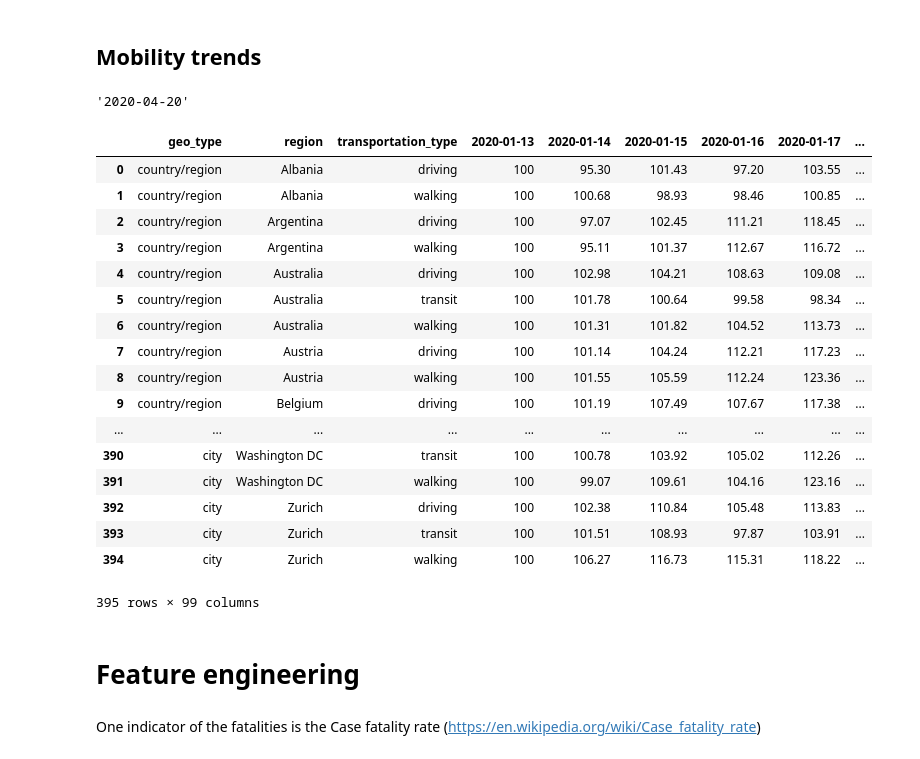
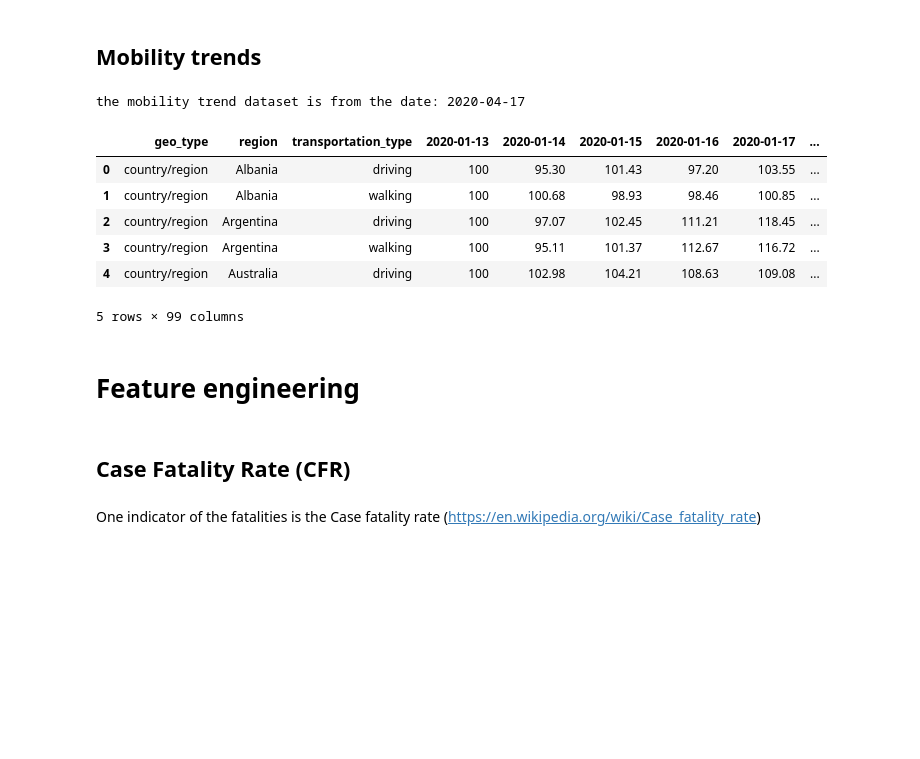
Before and after one commit to BWhannou/Covid_mobility, a Jupyter notebook: Exploratory Data Analysis.ipynb, the cells around one changed output. Saved outputs shown, nothing was run; the diff lists cells and outputs as text; code cells hidden in the pictures; blank space fills up the shorter version.

```diff
--- a/Exploratory Data Analysis.ipynb
+++ b/Exploratory Data Analysis.ipynb
@@ -224,37 +224,30 @@ ax.set_ylabel("Number of cases")
 ## Mobility trends
 # %%
 url_racine_mob = "https://covid19-static.cdn-apple.com/covid19-mobility-data/2006HotfixDev8/v1/en-us/applemobilitytrends-"
-date_end = datetime.date.today()
+date_today = datetime.date.today()
+iterative = 0
 data_downloaded=0
 while (iterative<10)&(data_downloaded==0):
     data_downloaded=1
+    date=date_today- datetime.timedelta(days=iterative)
+    date_str = date.strftime("%Y-%m-%d")
     try:
+        data_mobility = pd.read_csv(url_racine_mob+date_str+".csv")
+    except:
+        data_downloaded=0
+        pass
+    iterative+=1
 
-
-
-date_end.strftime("%Y-%m-%d")
+print("the mobility trend dataset is from the date: {}".format(date.strftime("%Y-%m-%d")))
 # %% [output]
-'2020-04-20'
+the mobility trend dataset is from the date: 2020-04-17
-# %%
-
-
-pd.read_csv("https://covid19-static.cdn-apple.com/covid19-mobility-data/2006HotfixDev8/v1/en-us/applemobilitytrends-2020-04-17.csv")
-# %% [output]
-|  | geo_type | region | transportation_type | 2020-01-13 | 2020-01-14 | 2020-01-15 | 2020-01-16 | 2020-01-17 | ... |
-| 0 | country/region | Albania | driving | 100 | 95.30 | 101.43 | 97.20 | 103.55 | ... |
-| 1 | country/region | Albania | walking | 100 | 100.68 | 98.93 | 98.46 | 100.85 | ... |
-| 2 | country/region | Argentina | driving | 100 | 97.07 | 102.45 | 111.21 | 118.45 | ... |
-| 3 | country/region | Argentina | walking | 100 | 95.11 | 101.37 | 112.67 | 116.72 | ... |
-| 4 | country/region | Australia | driving | 100 | 102.98 | 104.21 | 108.63 | 109.08 | ... |
-| 5 | country/region | Australia | transit | 100 | 101.78 | 100.64 | 99.58 | 98.34 | ... |
-| 6 | country/region | Australia | walking | 100 | 101.31 | 101.82 | 104.52 | 113.73 | ... |
-| 7 | country/region | Austria | driving | 100 | 101.14 | 104.24 | 112.21 | 117.23 | ... |
-| 8 | country/region | Austria | walking | 100 | 101.55 | 105.59 | 112.24 | 123.36 | ... |
-| 9 | country/region | Belgium | driving | 100 | 101.19 | 107.49 | 107.67 | 117.38 | ... |
-| ... | ... | ... | ... | ... | ... | ... | ... | ... | ... |
-| 390 | city | Washington DC | transit | 100 | 100.78 | 103.92 | 105.02 | 112.26 | ... |
-| 391 | city | Washington DC | walking | 100 | 99.07 | 109.61 | 104.16 | 123.16 | ... |
-| 392 | city | Zurich | driving | 100 | 102.38 | 110.84 | 105.48 | 113.83 | ... |
-| 393 | city | Zurich | transit | 100 | 101.51 | 108.93 | 97.87 | 103.91 | ... |
-| 394 | city | Zurich | walking | 100 | 106.27 | 116.73 | 115.31 | 118.22 | ... |
-395 rows × 99 columns
+# %%
+data_mobility.head()
+# %% [output]
+|  | geo_type | region | transportation_type | 2020-01-13 | 2020-01-14 | 2020-01-15 | 2020-01-16 | 2020-01-17 | ... |
+| 0 | country/region | Albania | driving | 100 | 95.30 | 101.43 | 97.20 | 103.55 | ... |
+| 1 | country/region | Albania | walking | 100 | 100.68 | 98.93 | 98.46 | 100.85 | ... |
+| 2 | country/region | Argentina | driving | 100 | 97.07 | 102.45 | 111.21 | 118.45 | ... |
+| 3 | country/region | Argentina | walking | 100 | 95.11 | 101.37 | 112.67 | 116.72 | ... |
+| 4 | country/region | Australia | driving | 100 | 102.98 | 104.21 | 108.63 | 109.08 | ... |
+5 rows × 99 columns
@@ -262,6 +257,8 @@ pd.read_csv("https://covid19-static.cdn-apple.com/covid19-mobility-data/2006Hotf
 # Feature engineering
 # %%
 sumup_countries = records.groupby(["Country_1","Date"]).agg({'Confirmed':'sum','Deaths':'sum','Recovered':'sum'})
+# %% [markdown]
+## Case Fatality Rate (CFR)
 # %% [markdown]
 One indicator of the fatalities is the Case fatality rate (https://en.wikipedia.org/wiki/Case_fatality_rate)
 # %%
```
Also changed, not shown: parts of 13 cells of this notebook.
